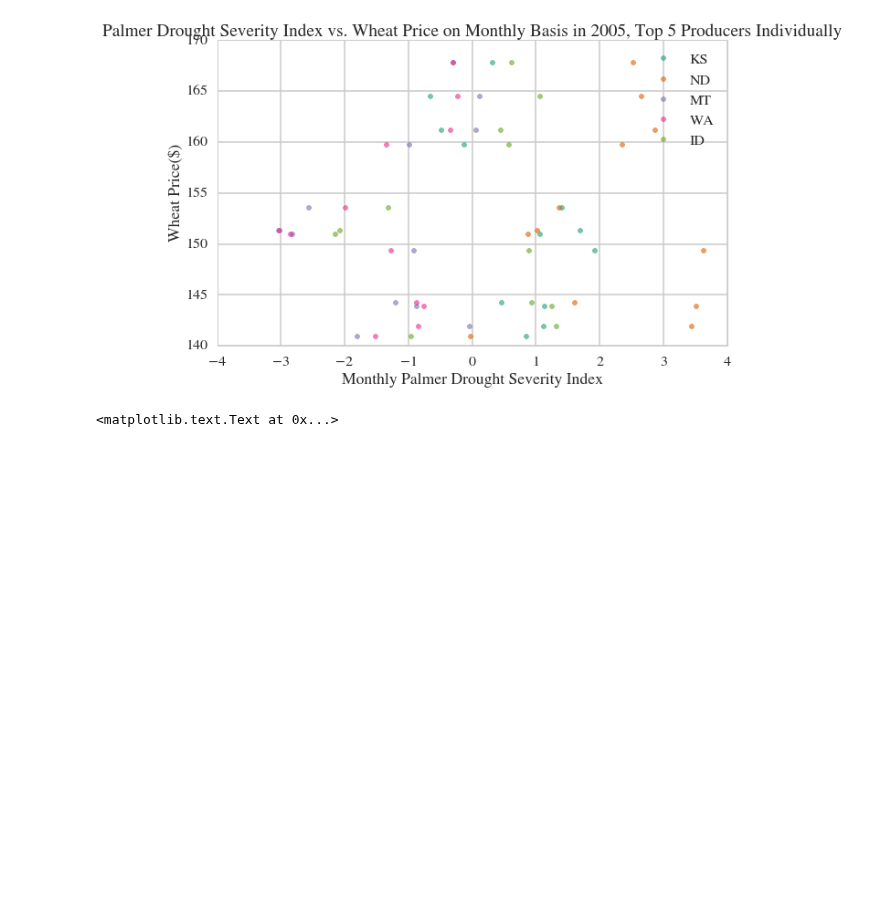
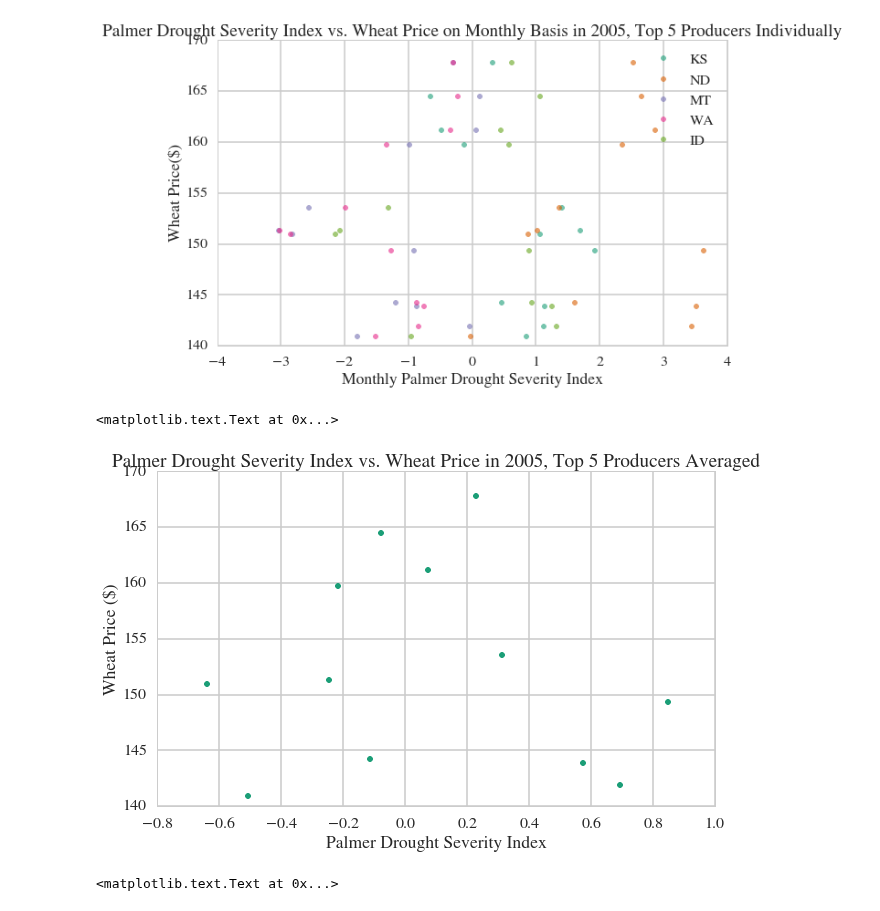
Before and after one commit to dwang953/109-Project, a Jupyter notebook: What's_the_Price_of_Wheat.ipynb, the cells around one changed output. Cells and saved outputs as stored; diff of their text form; code cells hidden in the pictures; blank space fills up the shorter version.

```diff
--- a/What's_the_Price_of_Wheat.ipynb
+++ b/What's_the_Price_of_Wheat.ipynb
@@ -1445,6 +1445,16 @@ plt.title('Palmer Drought Severity Index vs. Wheat Price on Monthly Basis in 200
 # %% [output]
 <matplotlib.text.Text at 0x...>
 [figure]
+# %%
+#Top 5 producers averaged
+dftouse_2005=dftouse[dftouse['Year']==2005]
+plt.plot(dftouse_2005.ix[:,'1_D':'5_D'].mean(axis=1),dftouse_2005[['Wheat_Price']].mean(axis=1),'.')
+plt.xlabel('Palmer Drought Severity Index')
+plt.ylabel('Wheat Price ($)')
+plt.title('Palmer Drought Severity Index vs. Wheat Price in 2005, Top 5 Producers Averaged')
+# %% [output]
+<matplotlib.text.Text at 0x...>
+[figure, added]
 # %%
 plt.plot(off_dftouse[["KS_D", "MT_D","ND_D","WA_D","ID_D"]].mean(axis=1),off_dftouse['Next_Price'],'.')
 plt.ylabel('Next Month Wheat Price($)')
```
Also changed, not shown: parts of 16 cells of this notebook, 1 other file.
